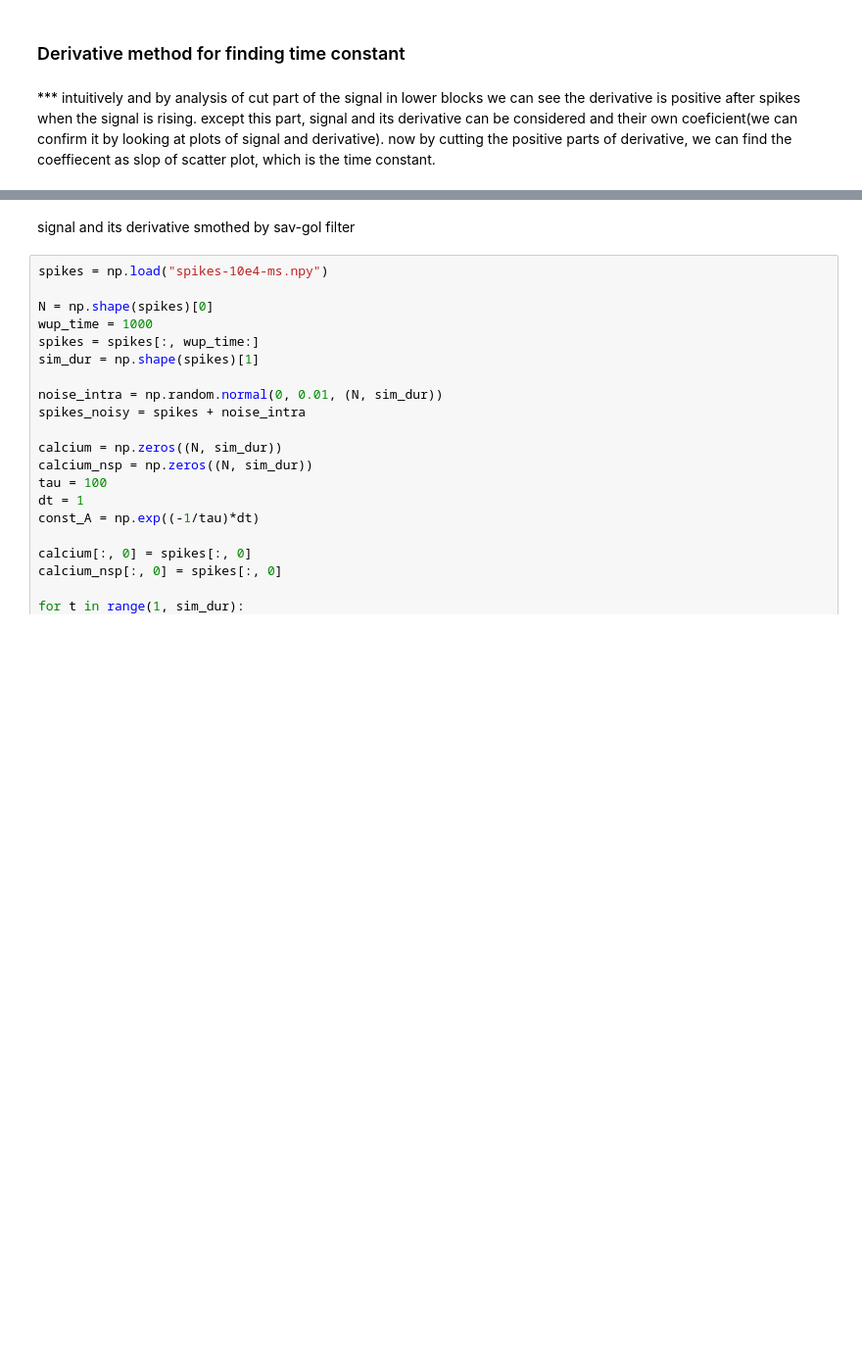
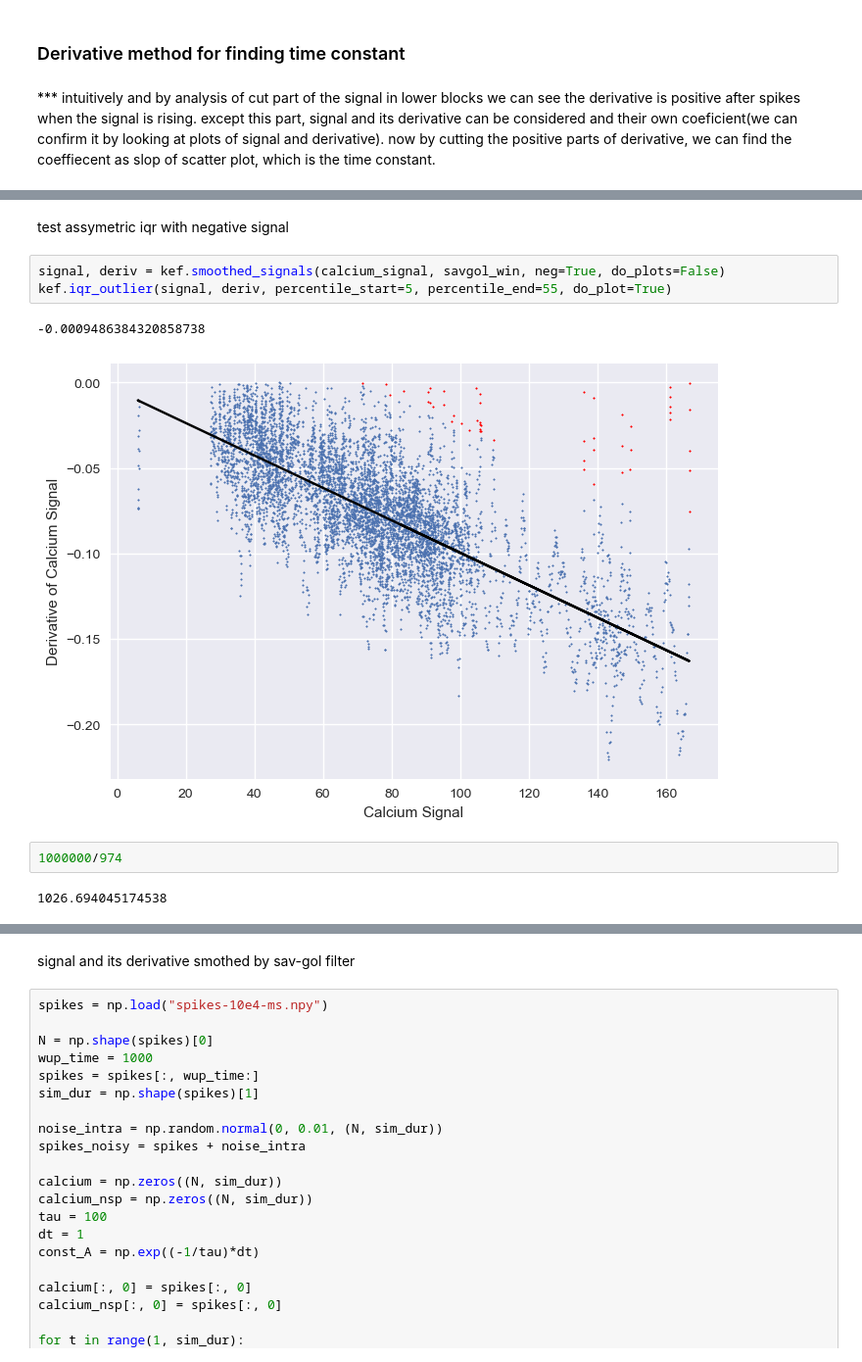
Before and after one commit to mjoudy/Calcium---AR, a Jupyter notebook: pre-processing-for-stefan.ipynb, the cells around one changed output, grey strips where cells are left out. Shown at 98% size. Saved outputs shown, nothing was run; the diff lists cells and outputs as text; blank space fills up the shorter version.

```diff
--- a/pre-processing-for-stefan.ipynb
+++ b/pre-processing-for-stefan.ipynb
@@ -489,0 +519,12 @@ Time constant:  306.263099428118
+# %% [markdown]
+test assymetric iqr with negative signal
+# %%
+signal, deriv = kef.smoothed_signals(calcium_signal, savgol_win, neg=True, do_plots=False)
+kef.iqr_outlier(signal, deriv, percentile_start=5, percentile_end=55, do_plot=True)
+# %% [output]
+-0.0009486384320858738
+[figure, added]
+# %%
+1000000/974
+# %% [output]
+1026.694045174538
```
Also changed, not shown: parts of 13 cells of this notebook, 2 other files.
